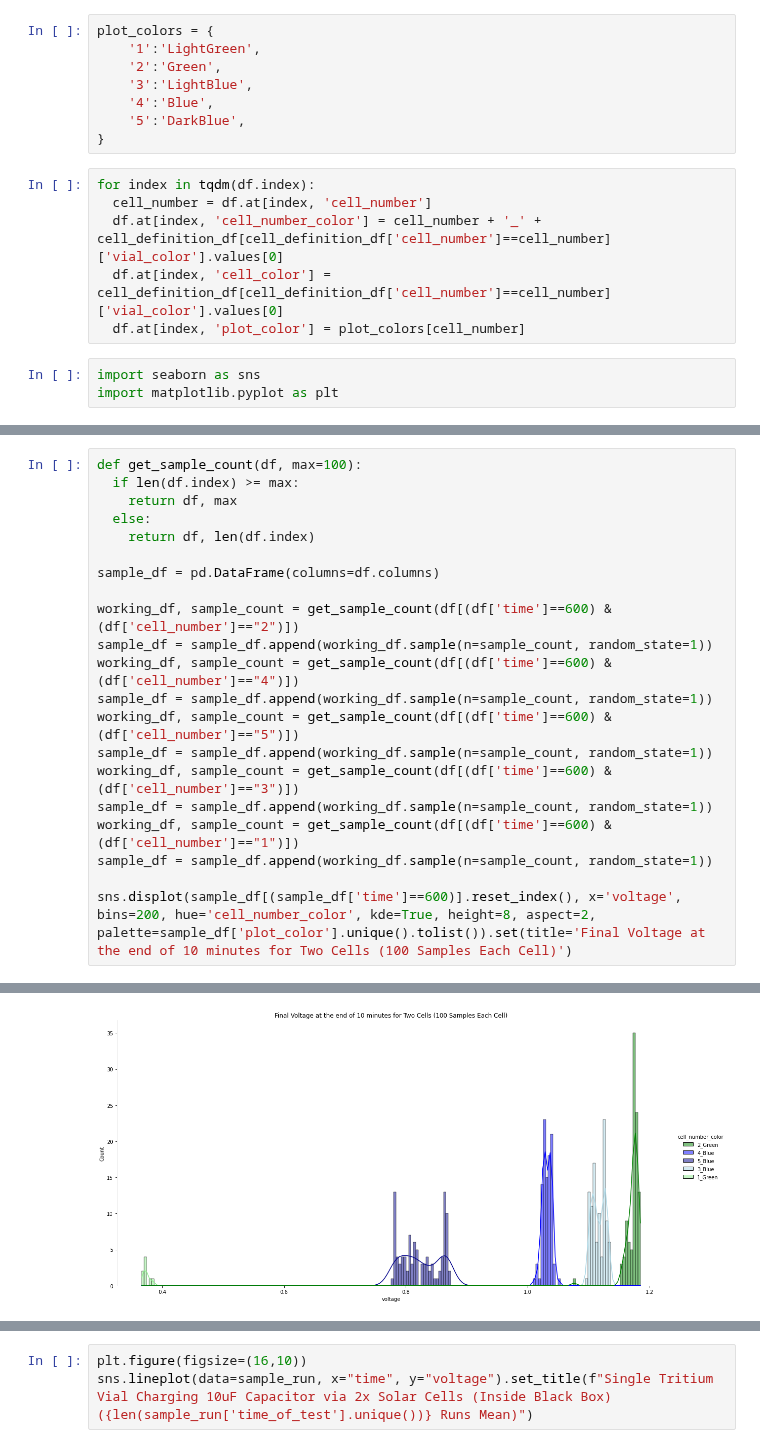
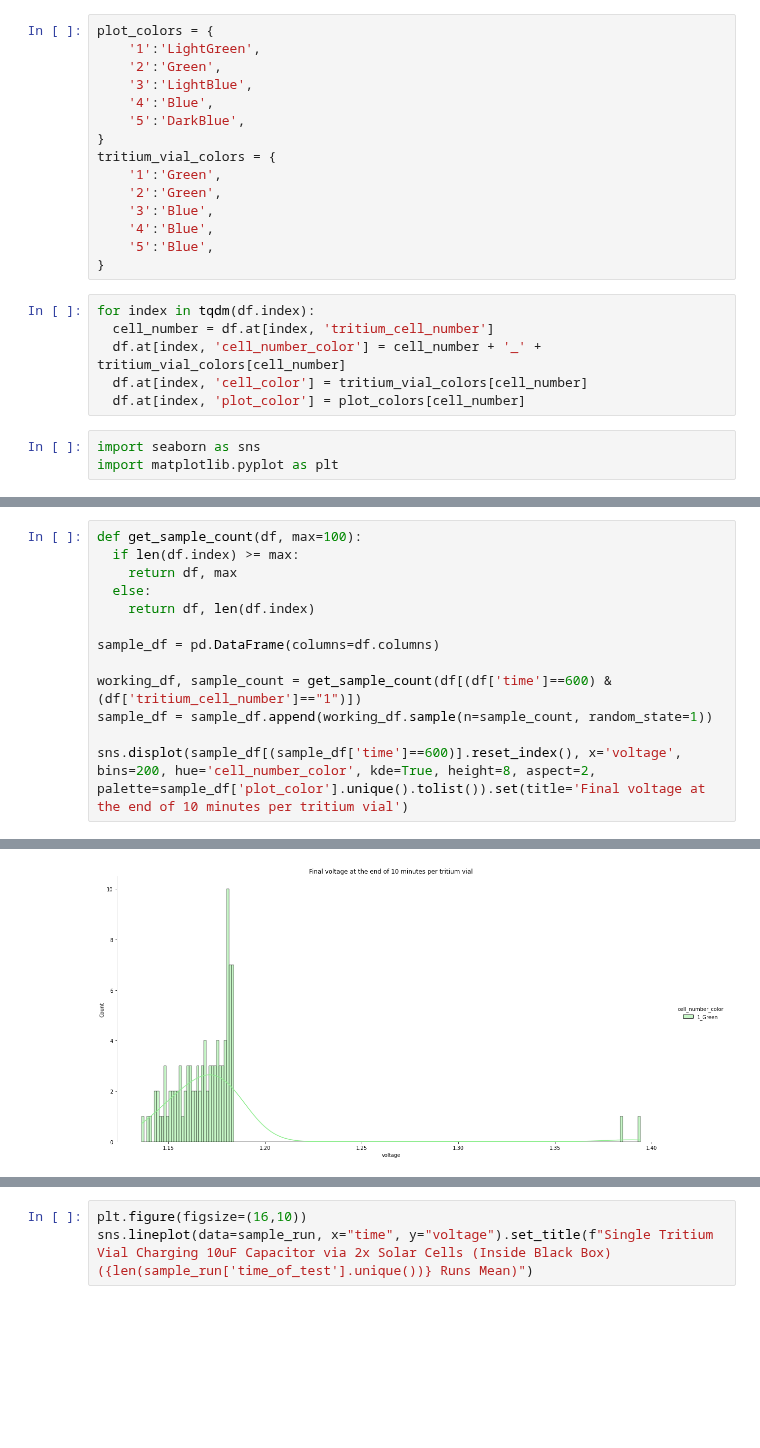
Before and after one commit to darkmatter2222/Nuclear-Battery, a Jupyter notebook: measurement_techniques/analiyze_measurements/single_cell_performance_testing.ipynb, the cells around one changed output, grey strips where cells are left out. Drawn from its saved outputs; the diff is of its cells as text; blank space fills up the shorter version.

```diff
--- a/measurement_techniques/analiyze_measurements/single_cell_performance_testing.ipynb
+++ b/measurement_techniques/analiyze_measurements/single_cell_performance_testing.ipynb
@@ -76,11 +59,18 @@ plot_colors = {
     '4':'Blue',
     '5':'DarkBlue',
 }
+tritium_vial_colors = {
+    '1':'Green',
+    '2':'Green',
+    '3':'Blue',
+    '4':'Blue',
+    '5':'Blue',
+}
 # %%
 for index in tqdm(df.index):
-  cell_number = df.at[index, 'cell_number']
-  df.at[index, 'cell_number_color'] = cell_number + '_' + cell_definition_df[cell_definition_df['cell_number']==cell_number]['vial_color'].values[0]
-  df.at[index, 'cell_color'] = cell_definition_df[cell_definition_df['cell_number']==cell_number]['vial_color'].values[0]
+  cell_number = df.at[index, 'tritium_cell_number']
+  df.at[index, 'cell_number_color'] = cell_number + '_' + tritium_vial_colors[cell_number]
+  df.at[index, 'cell_color'] = tritium_vial_colors[cell_number]
   df.at[index, 'plot_color'] = plot_colors[cell_number]
 # %%
 import seaborn as sns
@@ -95,24 +85,16 @@ Text(0.5, 1.0, 'Cell Test Count')
 # %%
 def get_sample_count(df, max=100):
   if len(df.index) >= max:
     return df, max
   else:
     return df, len(df.index)
 
 sample_df = pd.DataFrame(columns=df.columns)
 
-working_df, sample_count = get_sample_count(df[(df['time']==600) & (df['cell_number']=="2")])
-sample_df = sample_df.append(working_df.sample(n=sample_count, random_state=1))
-working_df, sample_count = get_sample_count(df[(df['time']==600) & (df['cell_number']=="4")])
-sample_df = sample_df.append(working_df.sample(n=sample_count, random_state=1))
-working_df, sample_count = get_sample_count(df[(df['time']==600) & (df['cell_number']=="5")])
-sample_df = sample_df.append(working_df.sample(n=sample_count, random_state=1))
-working_df, sample_count = get_sample_count(df[(df['time']==600) & (df['cell_number']=="3")])
-sample_df = sample_df.append(working_df.sample(n=sample_count, random_state=1))
-working_df, sample_count = get_sample_count(df[(df['time']==600) & (df['cell_number']=="1")])
+working_df, sample_count = get_sample_count(df[(df['time']==600) & (df['tritium_cell_number']=="1")])
 sample_df = sample_df.append(working_df.sample(n=sample_count, random_state=1))
 
-sns.displot(sample_df[(sample_df['time']==600)].reset_index(), x='voltage', bins=200, hue='cell_number_color', kde=True, height=8, aspect=2, palette=sample_df['plot_color'].unique().tolist()).set(title='Final Voltage at the end of 10 minutes for Two Cells (100 Samples Each Cell)')
+sns.displot(sample_df[(sample_df['time']==600)].reset_index(), x='voltage', bins=200, hue='cell_number_color', kde=True, height=8, aspect=2, palette=sample_df['plot_color'].unique().tolist()).set(title='Final voltage at the end of 10 minutes per tritium vial')
 # %% [output]
 <seaborn.axisgrid.FacetGrid at 0x...>
-[figure, old version]
+[figure, new version]
```
Also changed, not shown: parts of 6 cells of this notebook.
